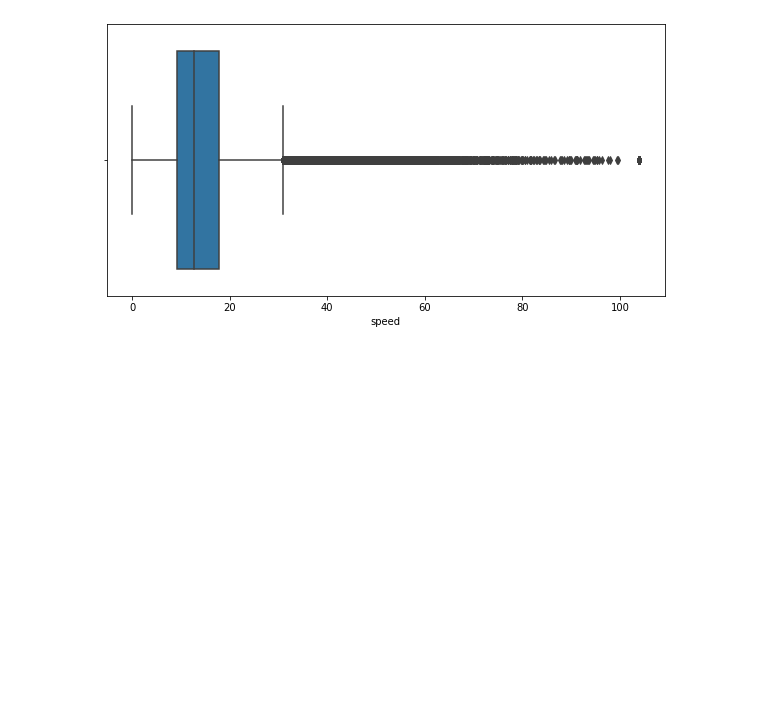
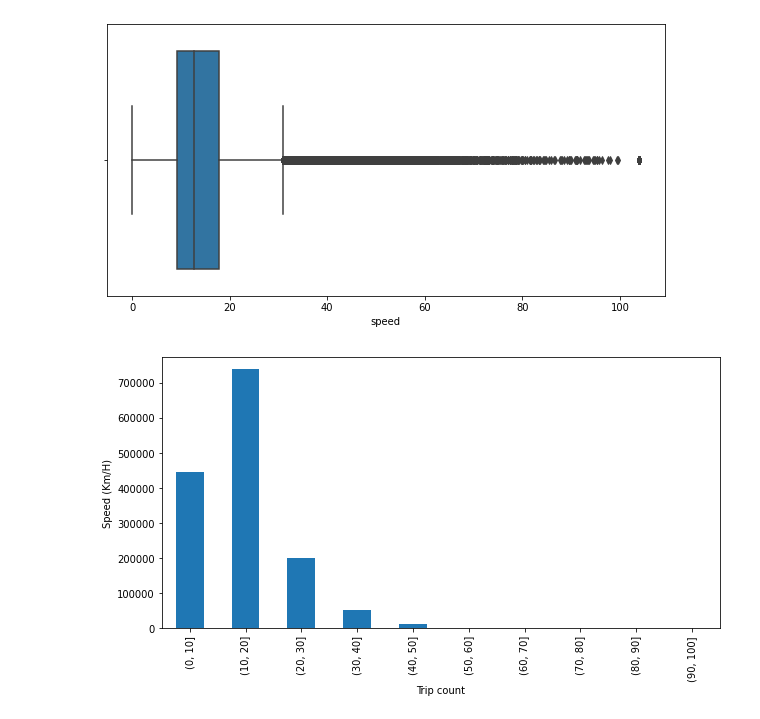
Before and after one commit to AmirKhan6219/NYC-Taxi-Trip-Time-Prediction, a Jupyter notebook: NYC_Taxi_Trip_Time_prediction.ipynb, the cells around one changed output. Drawn from its saved outputs; the diff is of its cells as text; code cells hidden in the pictures; blank space fills up the shorter version.

```diff
--- a/NYC_Taxi_Trip_Time_prediction.ipynb
+++ b/NYC_Taxi_Trip_Time_prediction.ipynb
@@ -341,3 +341,12 @@ sns.boxplot(data.speed)
 plt.show()
 # %% [output]
 [figure]
+# %%
+# lets see speed range
+plt.figure(figsize = (10,5))
+data.speed.groupby(pd.cut(data.speed, np.arange(0,104,10))).count().plot(kind = 'bar')
+plt.xlabel('Trip count')
+plt.ylabel('Speed (Km/H)')
+plt.show()
+# %% [output]
+[figure, added]
```
Also changed, not shown: parts of 13 cells of this notebook.
